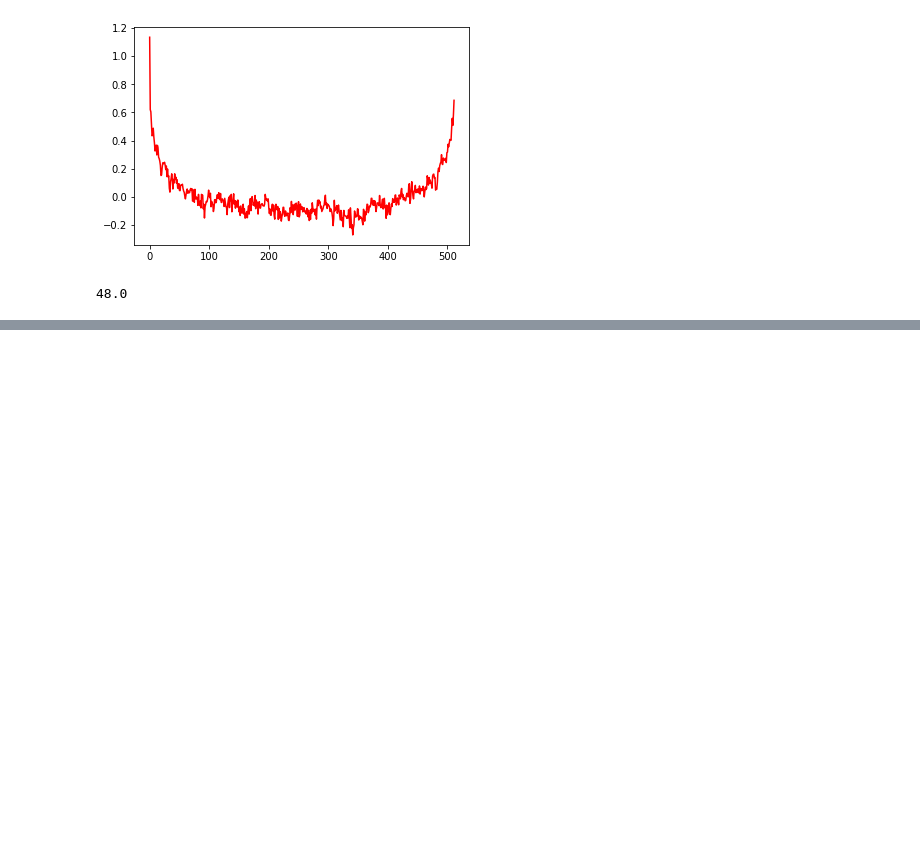
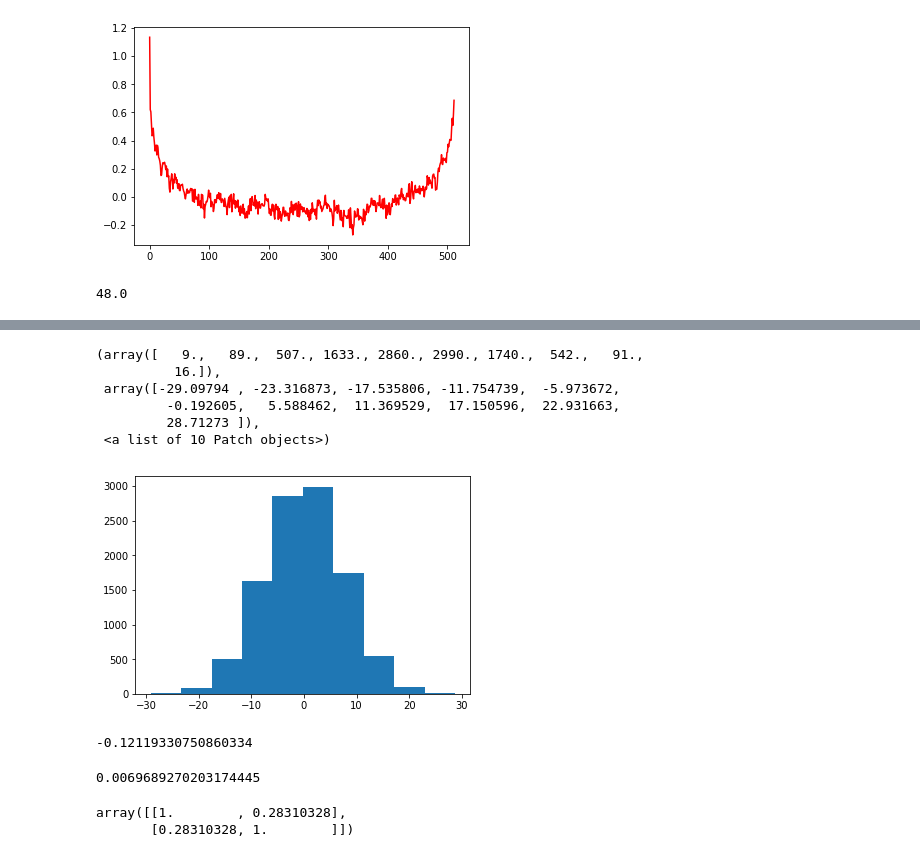
Before and after one commit to daniellengyel/Competitive-Erosion, a Jupyter notebook: Visualization.ipynb, the cells around one changed output, grey strips where cells are left out. Drawn from its saved outputs; the diff is of its cells as text; code cells hidden in the pictures; blank space fills up the shorter version.

```diff
--- a/Visualization.ipynb
+++ b/Visualization.ipynb
@@ -162,0 +187,10 @@ squared_x = [-0.7 + 0.0005*(i - 64)**2 for i in range(128)]
+# %%
+plt.hist(fourier[:-1, 1] - fourier[1:, 1])
+# %% [output]
+(array([   9.,   89.,  507., 1633., 2860., 2990., 1740.,  542.,   91.,
+          16.]),
+ array([-29.09794 , -23.316873, -17.535806, -11.754739,  -5.973672,
+         -0.192605,   5.588462,  11.369529,  17.150596,  22.931663,
+         28.71273 ]),
+ <a list of 10 Patch objects>)
+[figure, added]
@@ -162,0 +199,4 @@ squared_x = [-0.7 + 0.0005*(i - 64)**2 for i in range(128)]
+# %%
+fourier1[:, 0].dot(fourier1[:, 1])/float(fourier1.shape[0])
+# %% [output]
+-0.12119330750860334
@@ -162,0 +205,9 @@ squared_x = [-0.7 + 0.0005*(i - 64)**2 for i in range(128)]
+# %%
+fourier2[:, 0].dot(fourier2[:, 1])/(256 * float(fourier2.shape[0]))
+# %% [output]
+0.0069689270203174445
+# %%
+np.corrcoef(fourier2[:, 0], fourier2[:, 1])
+# %% [output]
+array([[1.        , 0.28310328],
+       [0.28310328, 1.        ]])
```
Also changed, not shown: parts of 8 cells of this notebook, 6 other files.
